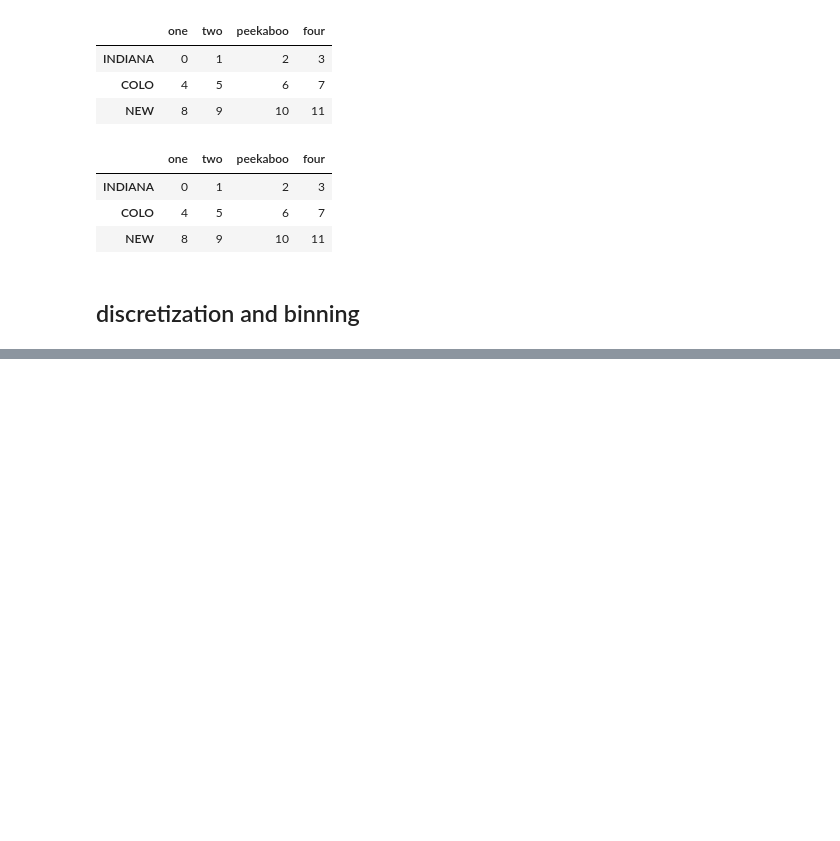
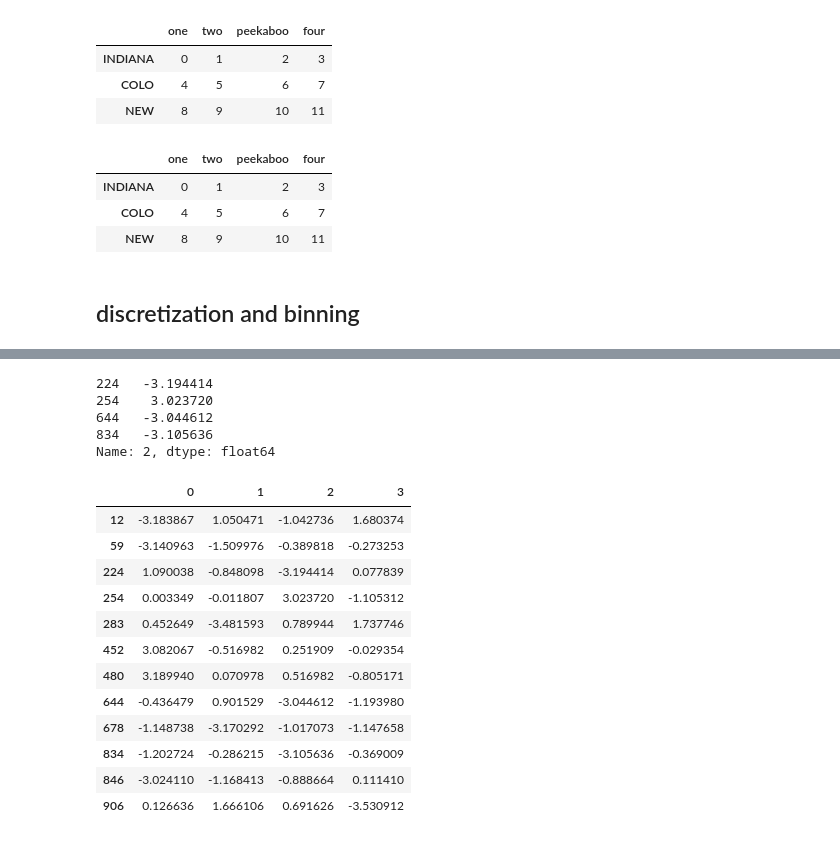
Before and after one commit to hopezh/learn_python_for_data_analysis, a Jupyter notebook: ch7_data_prep.ipynb, the cells around one changed output, grey strips where cells are left out. Saved outputs shown, nothing was run; the diff lists cells and outputs as text; code cells hidden in the pictures; blank space fills up the shorter version.

```diff
--- a/ch7_data_prep.ipynb
+++ b/ch7_data_prep.ipynb
@@ -552,0 +633,3 @@ data
+# %%
+data = pd.DataFrame(np.random.randn(1000, 4))
+data.describe()
@@ -552,0 +662,24 @@ data
+# %%
+col[np.abs(col) > 3]
+# %% [output]
+224   -3.194414
+254    3.023720
+644   -3.044612
+834   -3.105636
+Name: 2, dtype: float64
+# %%
+data[(np.abs(data) >3).any(1)]
+# %% [output]
+|  | 0 | 1 | 2 | 3 |
+| 12 | -3.183867 | 1.050471 | -1.042736 | 1.680374 |
+| 59 | -3.140963 | -1.509976 | -0.389818 | -0.273253 |
+| 224 | 1.090038 | -0.848098 | -3.194414 | 0.077839 |
+| 254 | 0.003349 | -0.011807 | 3.023720 | -1.105312 |
+| 283 | 0.452649 | -3.481593 | 0.789944 | 1.737746 |
+| 452 | 3.082067 | -0.516982 | 0.251909 | -0.029354 |
+| 480 | 3.189940 | 0.070978 | 0.516982 | -0.805171 |
+| 644 | -0.436479 | 0.901529 | -3.044612 | -1.193980 |
+| 678 | -1.148738 | -3.170292 | -1.017073 | -1.147658 |
+| 834 | -1.202724 | -0.286215 | -3.105636 | -0.369009 |
+| 846 | -3.024110 | -1.168413 | -0.888664 | 0.111410 |
+| 906 | 0.126636 | 1.666106 | 0.691626 | -3.530912 |
```
Also changed, not shown: parts of 27 cells of this notebook.
